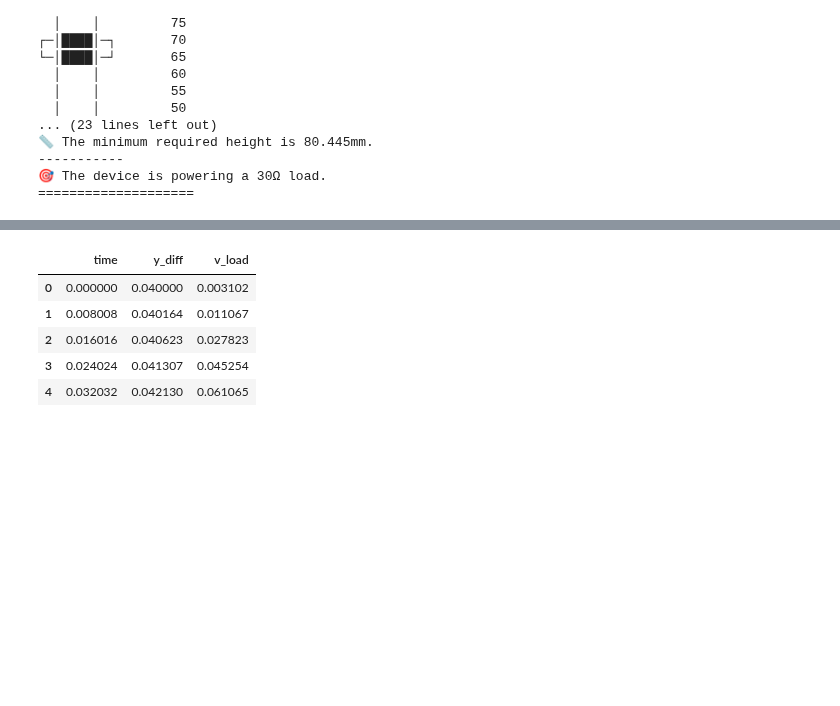
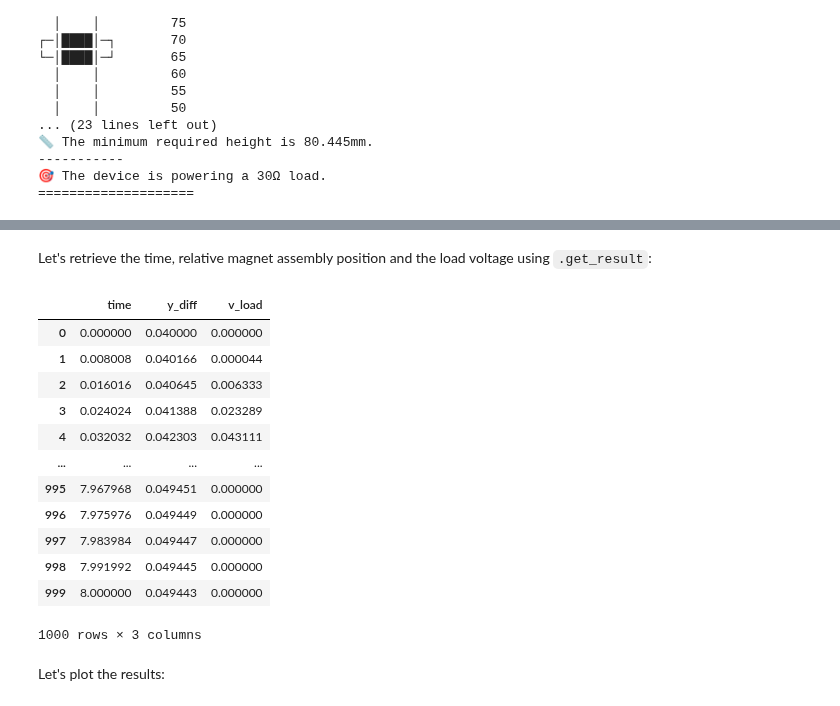
Before and after one commit to mnicstruwig/FlexibleFluxSimulator, a Jupyter notebook: examples/01_microgenerator.ipynb, the cells around one changed output, grey strips where cells are left out. Drawn from its saved outputs; the diff is of its cells as text; code cells hidden in the pictures; blank space fills up the shorter version.

```diff
--- a/examples/01_microgenerator.ipynb
+++ b/examples/01_microgenerator.ipynb
@@ -115,3 +113 @@ The final step is to attach our magnet assembly to our model, which uses another
-# %%
-model = model.with_magnet_assembly(magnet_assembly)
 # %% [markdown]
@@ -169,9 +165,7 @@ flux_model = ffs.electrical_components.flux.FluxModelPretrained(
 ### Coupling
 Here we define out coupling model, that models the interaction between the electrical and mechanical systems:
 # %%
-coupling = ffs.coupling.CouplingModel(
-    coupling_constant=5.096
-)
+coupling = ffs.coupling.CouplingModel(coupling_constant=5.096)
 # %% [markdown]
 ### Impact dynamics
 Let's also define the impact dynamics that occur when the magnet assembly impacts the top of the microgenerator device.
@@ -217,6 +211,7 @@ governing_equations = ffs.governing_equations.unified_ode
 Finally, let's add all our components, input excitation and governing equations to our model:
 # %%
 model = model \
+    .with_height(device_height) \
     .with_magnet_assembly(magnet_assembly) \
     .with_coil_configuration(coil_configuration) \
     .with_magnetic_spring(magnetic_spring) \
@@ -259,24 +251 @@ model.summarize()
-# %%
-# Let's add an input excitation
-from unified_model.utils.utils import collect_samples
-
-samples = collect_samples(
-    base_path='../data/2019-05-23/A/',
-    acc_pattern='*acc*.csv',
-    adc_pattern='*adc*.csv',
-    video_label_pattern='*label*.csv'
-)
-
-first_sample = samples[0]
-
-input_excitation = mc.input_excitation.accelerometer.AccelerometerInput(
-    raw_accelerometer_data_path=first_sample.acc_path,
-    accel_column='z_G',
-    time_column='time(ms)',
-    accel_unit='g',
-    time_unit='ms'
-)
-
-# Attach it to our model
-model = model.with_input_excitation(input_excitation)
 # %%
@@ -291,13 +318,29 @@ model.solve(
+# %% [markdown]
+Let's retrieve the time, relative magnet assembly position and the load voltage using `.get_result`:
 # %%
-results = model.get_result(time='t', y_diff='x3-x1', v_load='g(t, x5)')
-results.head()
+results = model.get_result(
+    time='t',  # Time
+    y_diff='x3-x1',  # Relative magnet assembly position
+    v_load='g(t, x5)'  # Compute the time-derivative of the effective flux linkage
+)
+
+results
 # %% [output]
 |  | time | y_diff | v_load |
-| 0 | 0.000000 | 0.040000 | 0.003102 |
-| 1 | 0.008008 | 0.040164 | 0.011067 |
-| 2 | 0.016016 | 0.040623 | 0.027823 |
-| 3 | 0.024024 | 0.041307 | 0.045254 |
-| 4 | 0.032032 | 0.042130 | 0.061065 |
+| 0 | 0.000000 | 0.040000 | 0.000000 |
+| 1 | 0.008008 | 0.040166 | 0.000044 |
+| 2 | 0.016016 | 0.040645 | 0.006333 |
+| 3 | 0.024024 | 0.041388 | 0.023289 |
+| 4 | 0.032032 | 0.042303 | 0.043111 |
+| ... | ... | ... | ... |
+| 995 | 7.967968 | 0.049451 | 0.000000 |
+| 996 | 7.975976 | 0.049449 | 0.000000 |
+| 997 | 7.983984 | 0.049447 | 0.000000 |
+| 998 | 7.991992 | 0.049445 | 0.000000 |
+| 999 | 8.000000 | 0.049443 | 0.000000 |
+1000 rows × 3 columns
+# %% [markdown]
+Let's plot the results:
 # %%
 results.plot(x='time', y='y_diff')
 # %% [output]
```
Also changed, not shown: parts of 25 cells of this notebook, 1 other file.
